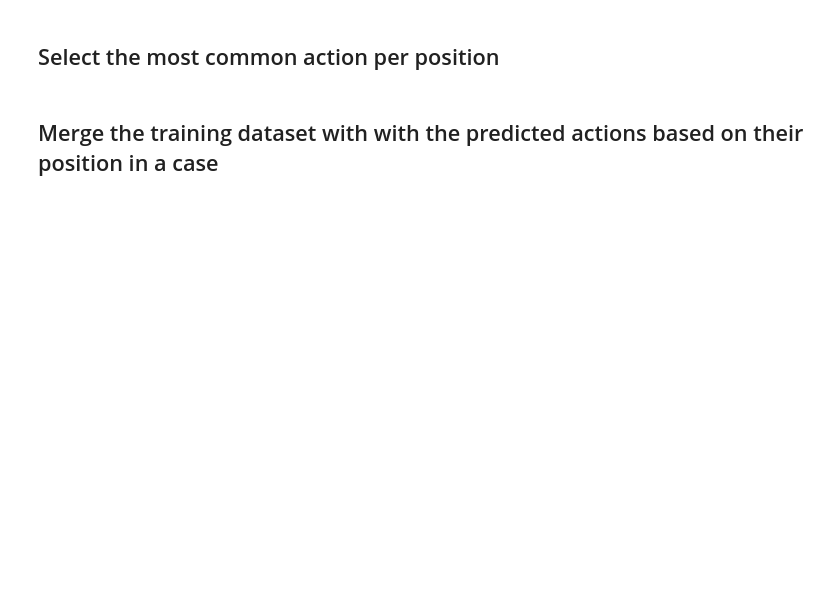
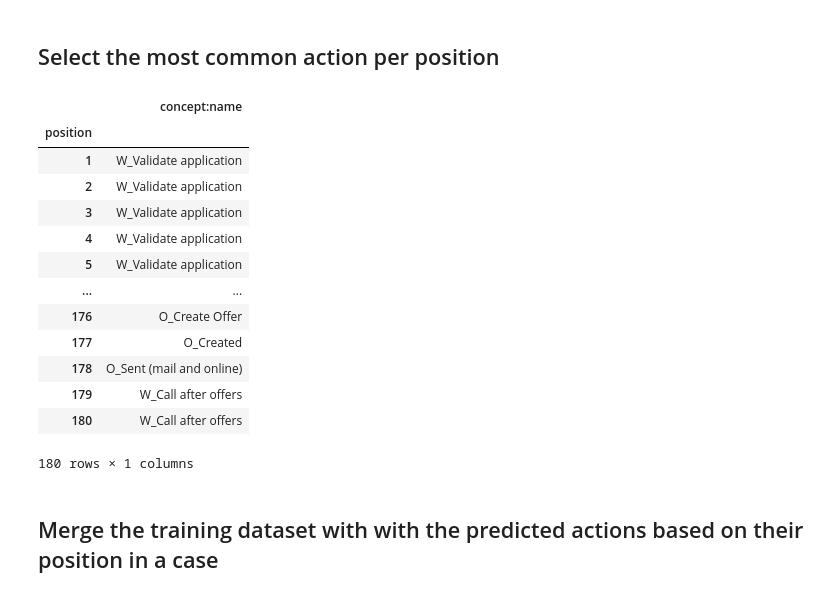
Before and after one commit to dbusn/process-mining-group-5, a Jupyter notebook: notebooks/baseline_algo_A.ipynb, the cells around one changed output. Saved outputs shown, nothing was run; the diff lists cells and outputs as text; code cells hidden in the pictures; blank space fills up the shorter version.

```diff
--- a/notebooks/baseline_algo_A.ipynb
+++ b/notebooks/baseline_algo_A.ipynb
@@ -43,6 +56,22 @@ df_train['position'] = position_lst
 ## Select the most common action per position
 # %%
 position_df = df_train.groupby('position').agg(pd.Series.mode)['concept:name'].to_frame()
+position_df
+# %% [output]
+|  | concept:name |
+| position |  |
+| 1 | W_Validate application |
+| 2 | W_Validate application |
+| 3 | W_Validate application |
+| 4 | W_Validate application |
+| 5 | W_Validate application |
+| ... | ... |
+| 176 | O_Create Offer |
+| 177 | O_Created |
+| 178 | O_Sent (mail and online) |
+| 179 | W_Call after offers |
+| 180 | W_Call after offers |
+180 rows × 1 columns
 # %% [markdown]
 ## Merge the training dataset with with the predicted actions based on their position in a case
 # %%
```
Also changed, not shown: parts of 6 cells of this notebook.
